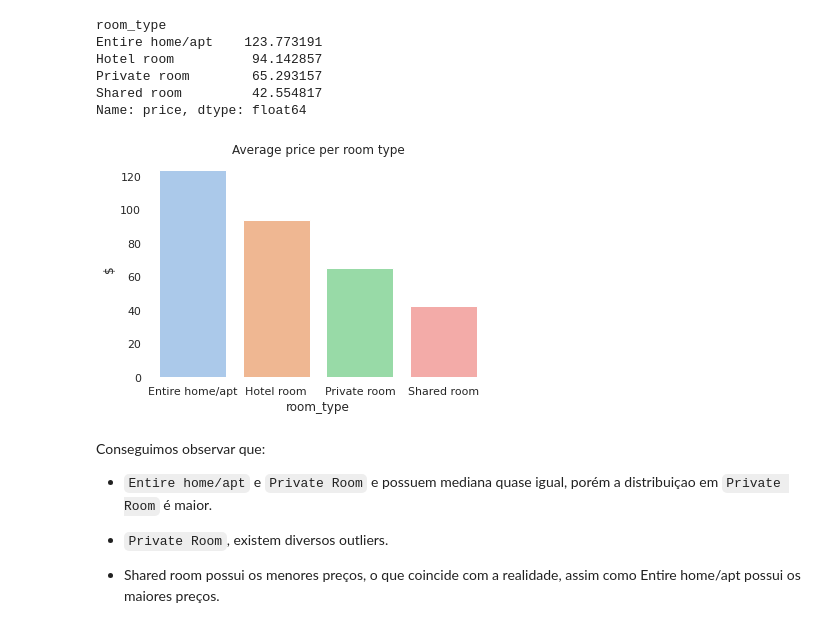
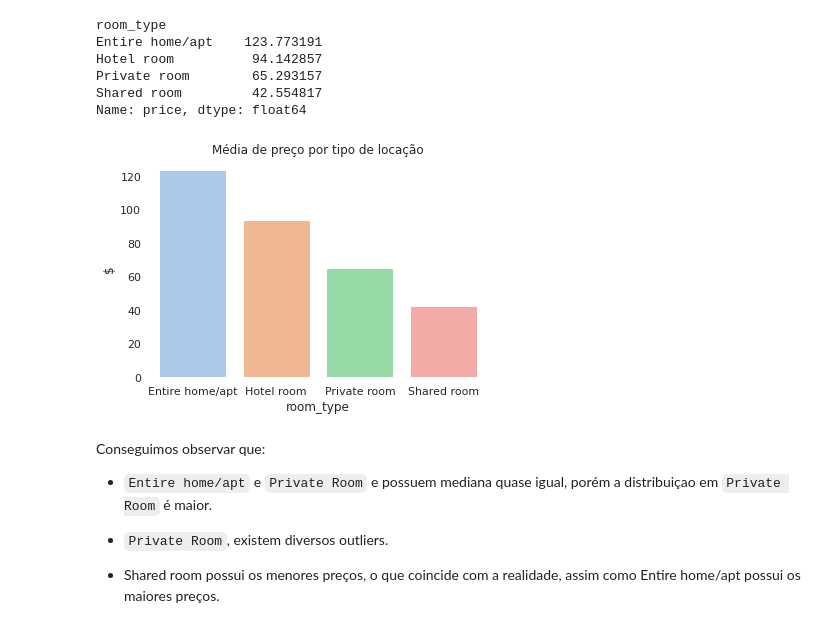
Before and after one commit to bianca-isaac/Portfolio, a Jupyter notebook: PT_Análise_de_dados_de_Toronto_Airbnb.ipynb, the cells around one changed output. Saved outputs shown, nothing was run; the diff lists cells and outputs as text; code cells hidden in the pictures.

```diff
--- a/PT_Análise_de_dados_de_Toronto_Airbnb.ipynb
+++ b/PT_Análise_de_dados_de_Toronto_Airbnb.ipynb
@@ -410,13 +410,13 @@ Name: price, dtype: float64
 # %%
 # Gráfico barras média de preço por tipo de locação
 ax = sns.barplot(var.index, var)
-ax.set_title('Average price per room type')
+ax.set_title('Média de preço por tipo de locação')
 ax.tick_params(bottom=False, top=False, left=False, right=False);
 ax.set_ylabel('$', fontsize=12)
 for kew, spine in ax.spines.items():
     spine.set_visible(False)
 # %% [output]
-[figure, old version]
+[figure, new version]
 # %% [markdown]
 Conseguimos observar que:
 
```
Also changed, not shown: parts of 2 cells of this notebook.
